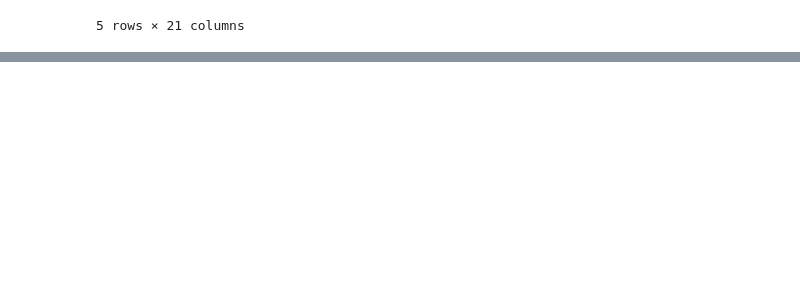
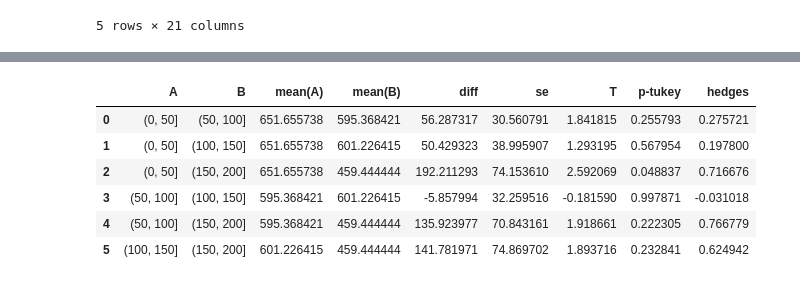
Before and after one commit to RomanD83/pbc, a Jupyter notebook: Determinants.ipynb, the cells around one changed output, grey strips where cells are left out. Saved outputs shown, nothing was run; the diff lists cells and outputs as text; code cells hidden in the pictures; blank space fills up the shorter version.

```diff
--- a/Determinants.ipynb
+++ b/Determinants.ipynb
@@ -431,0 +525,10 @@ df.head()
+# %%
+pg.pairwise_tukey(dv='RETPLASMA', between='FAT_bins', data=df)
+# %% [output]
+|  | A | B | mean(A) | mean(B) | diff | se | T | p-tukey | hedges |
+| 0 | (0, 50] | (50, 100] | 651.655738 | 595.368421 | 56.287317 | 30.560791 | 1.841815 | 0.255793 | 0.275721 |
+| 1 | (0, 50] | (100, 150] | 651.655738 | 601.226415 | 50.429323 | 38.995907 | 1.293195 | 0.567954 | 0.197800 |
+| 2 | (0, 50] | (150, 200] | 651.655738 | 459.444444 | 192.211293 | 74.153610 | 2.592069 | 0.048837 | 0.716676 |
+| 3 | (50, 100] | (100, 150] | 595.368421 | 601.226415 | -5.857994 | 32.259516 | -0.181590 | 0.997871 | -0.031018 |
+| 4 | (50, 100] | (150, 200] | 595.368421 | 459.444444 | 135.923977 | 70.843161 | 1.918661 | 0.222305 | 0.766779 |
+| 5 | (100, 150] | (150, 200] | 601.226415 | 459.444444 | 141.781971 | 74.869702 | 1.893716 | 0.232841 | 0.624942 |
```
Also changed, not shown: parts of 15 cells of this notebook.
